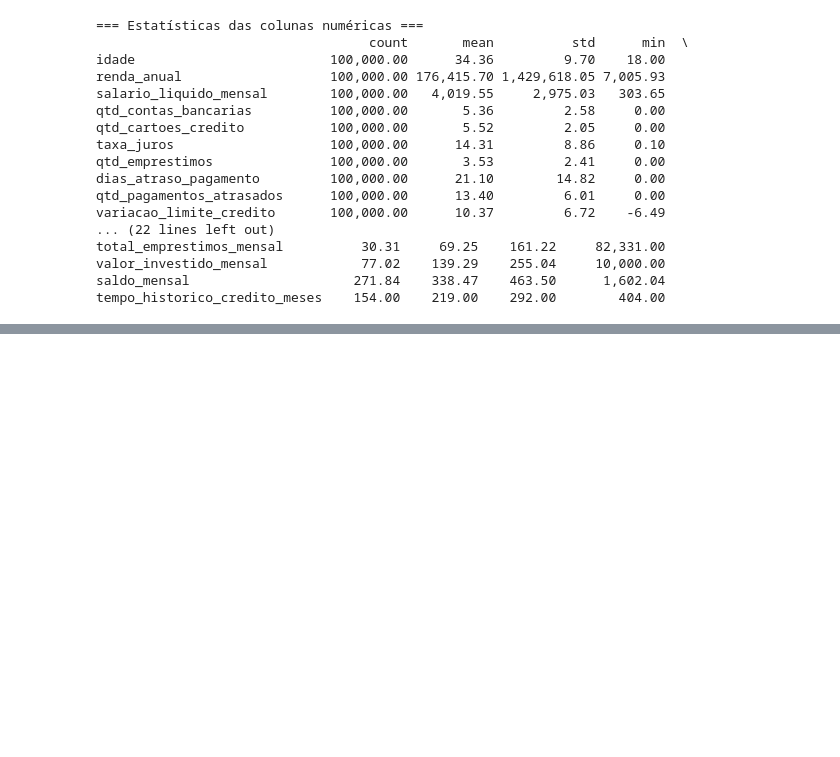
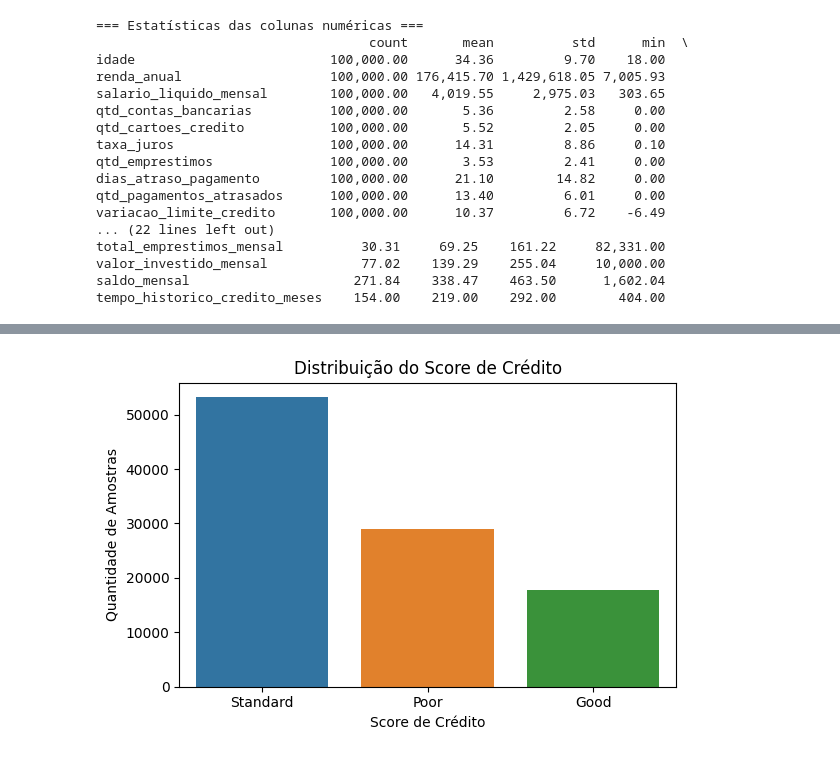
Before and after one commit to DanielllCouto/quantum-finance-credit-score, a Jupyter notebook: notebooks/processamento-dados.ipynb, the cells around one changed output, grey strips where cells are left out. Saved outputs shown, nothing was run; the diff lists cells and outputs as text; code cells hidden in the pictures; blank space fills up the shorter version.

```diff
--- a/notebooks/processamento-dados.ipynb
+++ b/notebooks/processamento-dados.ipynb
@@ -2531,0 +2564,10 @@ for col in df_categoricas.columns:
+# %%
+plt.figure(figsize=(6,4))
+sns.countplot(data=df_categoricas, x='score_credito', order=df_categoricas['score_credito'].value_counts().index)
+plt.title('Distribuição do Score de Crédito')
+plt.xlabel('Score de Crédito')
+plt.ylabel('Quantidade de Amostras')
+plt.tight_layout()
+plt.show()
+# %% [output]
+[figure, added]
```
Also changed, not shown: parts of 33 cells of this notebook.
